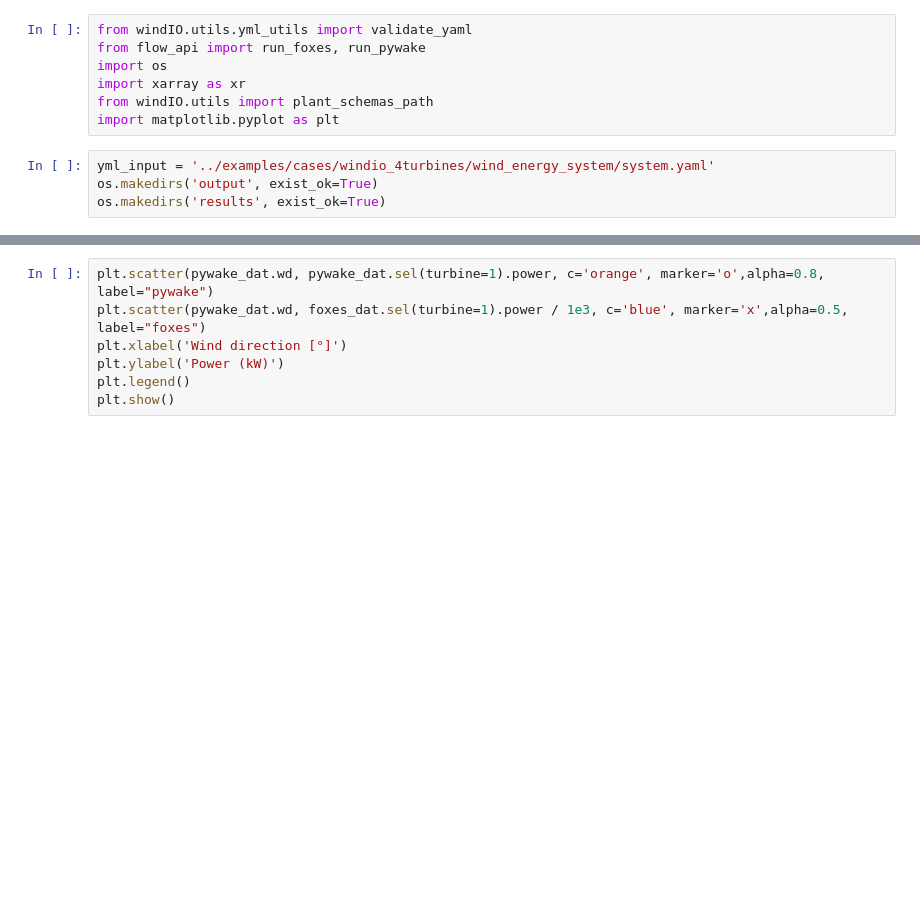
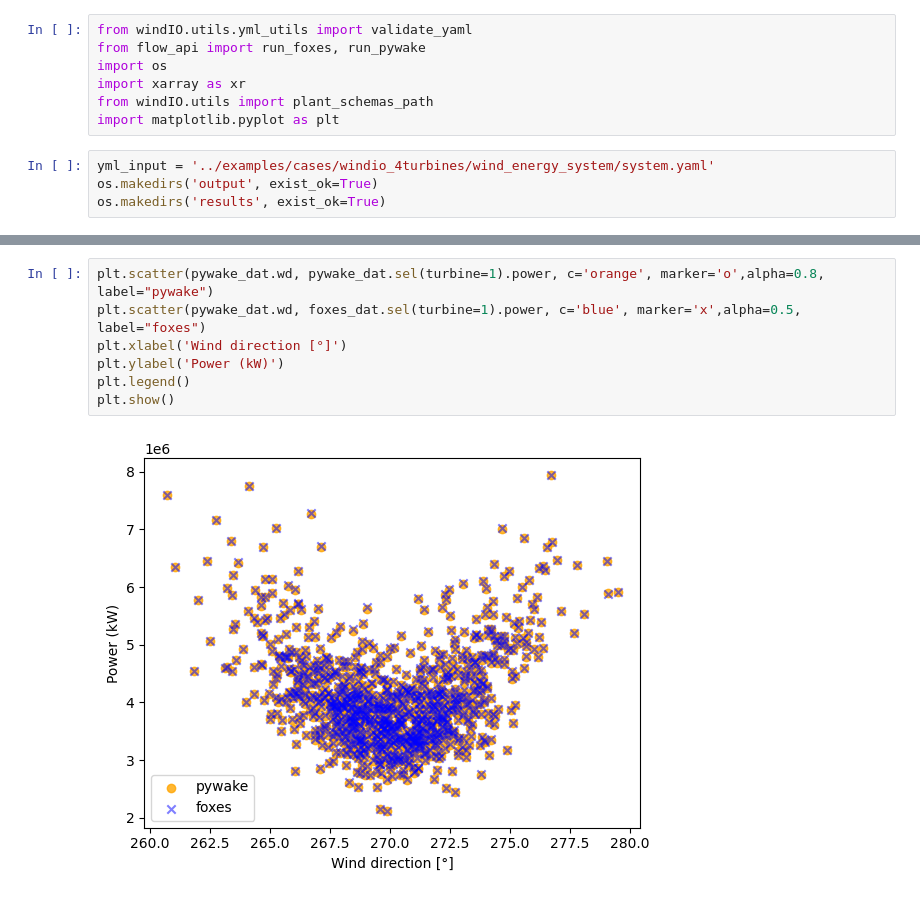
Before and after one commit to bjarketol/WIFA, a Jupyter notebook: notebooks/simple_demonstration.ipynb, the cells around one changed output, grey strips where cells are left out. Cells and saved outputs as stored; diff of their text form; blank space fills up the shorter version.

```diff
--- a/notebooks/simple_demonstration.ipynb
+++ b/notebooks/simple_demonstration.ipynb
@@ -31,7 +89,9 @@ plt.show()
 # %%
 plt.scatter(pywake_dat.wd, pywake_dat.sel(turbine=1).power, c='orange', marker='o',alpha=0.8, label="pywake")
-plt.scatter(pywake_dat.wd, foxes_dat.sel(turbine=1).power / 1e3, c='blue', marker='x',alpha=0.5, label="foxes")
+plt.scatter(pywake_dat.wd, foxes_dat.sel(turbine=1).power, c='blue', marker='x',alpha=0.5, label="foxes")
 plt.xlabel('Wind direction [°]')
 plt.ylabel('Power (kW)')
 plt.legend()
 plt.show()
+# %% [output]
+[figure, added]
```
Also changed, not shown: parts of 6 cells of this notebook, 2 other files.
